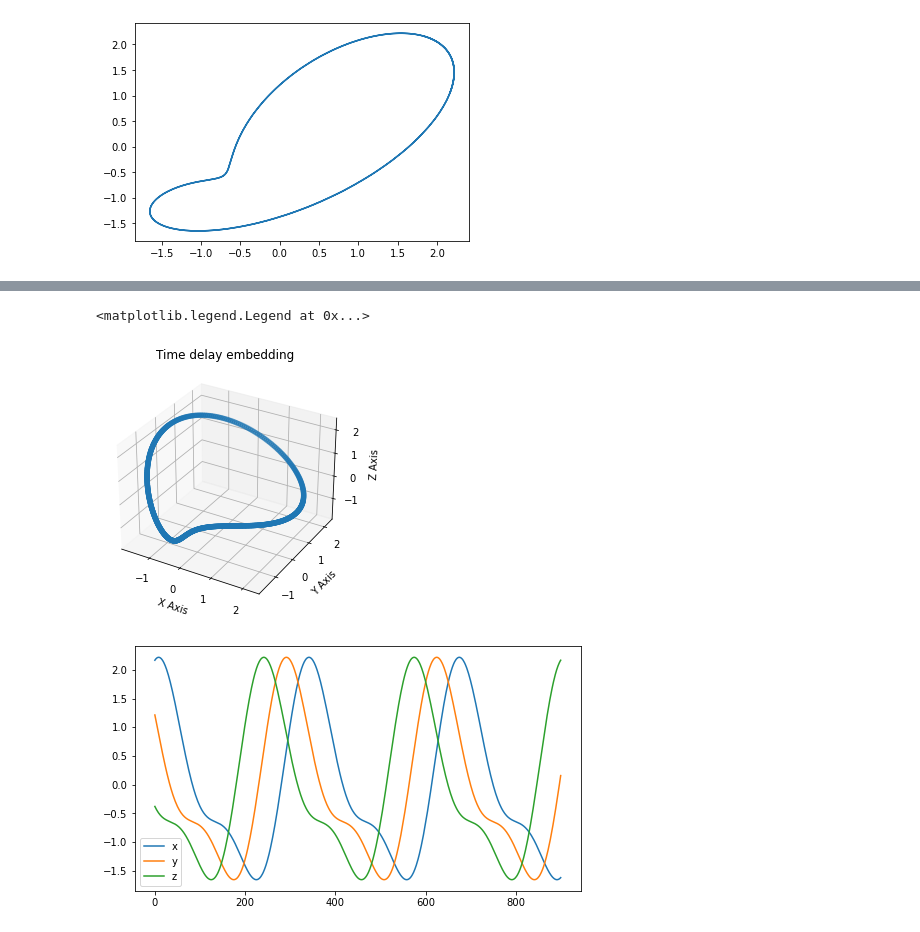
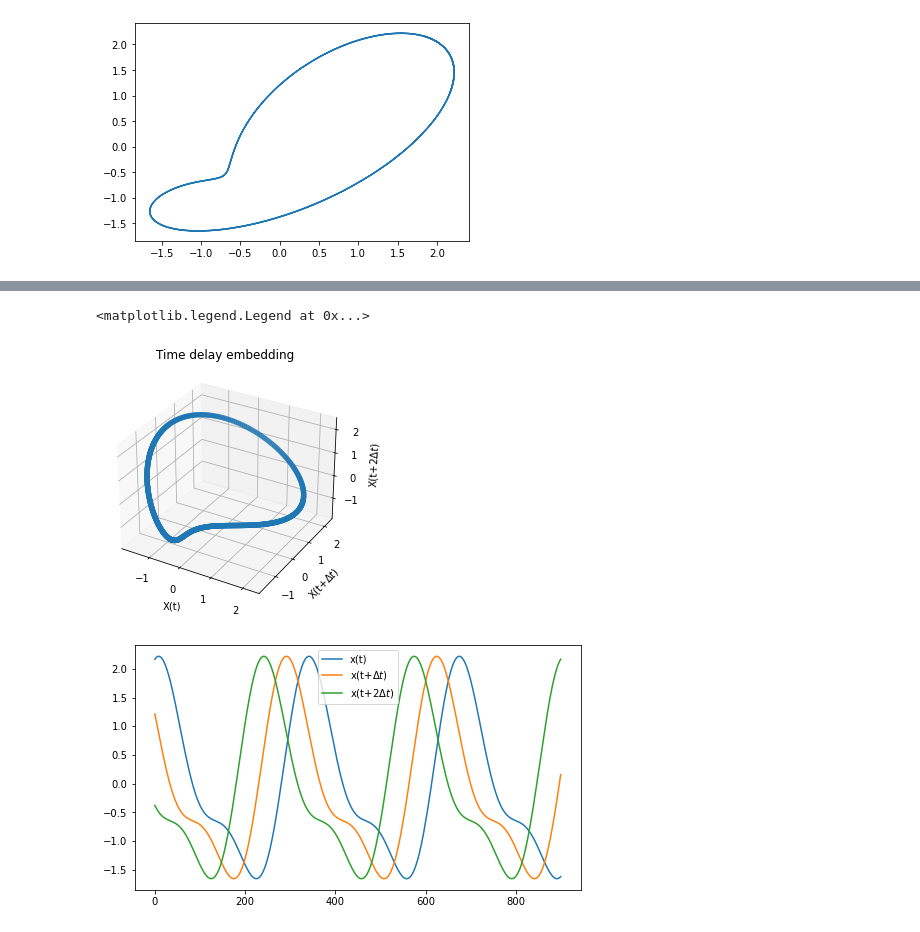
Before and after one commit to evtodorov/MLCMS, a Jupyter notebook: Exercise_5/Task_4_1.ipynb, the cells around one changed output, grey strips where cells are left out. Saved outputs shown, nothing was run; the diff lists cells and outputs as text; code cells hidden in the pictures.

```diff
--- a/Exercise_5/Task_4_1.ipynb
+++ b/Exercise_5/Task_4_1.ipynb
@@ -194,27 +199,28 @@ z_2 = data_delay_100
 # %%
 # Plot the time delayed embedded manifold in three dimensions
 fig = plt.figure(figsize=(8, 4.5))
 ax = fig.gca(projection='3d')
 
 sc = ax.scatter(x_2, y_2, z_2)#, c=t,cmap='Blues')
 
 #ax.scatter(x,y,z,c=t,cmap='coolwarm')
-ax.set_xlabel("X Axis")
-ax.set_ylabel("Y Axis")
-ax.set_zlabel("Z Axis")
+ax.set_xlabel('X(t)')
+ax.set_ylabel('X(t+$\Delta t$)')
+ax.set_zlabel('X(t+2$\Delta t$)')
 ax.set_title("Time delay embedding")
+
 
 #plt.colorbar(sc)
 
 plt.figure(figsize=(8,4.5))
-plt.plot(x_2, label='x')
-plt.plot(y_2, label='y')
-plt.plot(z_2, label='z')
+plt.plot(x_2, label='x(t)')
+plt.plot(y_2, label='x(t+$\Delta t)$')
+plt.plot(z_2, label='x(t+2$\Delta t)$')
 plt.legend()
 # %% [output]
 <matplotlib.legend.Legend at 0x...>
-[figure, old version]
+[figure, new version]
-[figure, old version]
+[figure, new version]
 # %%
 # Assigning values of time delay embedding to x, y and z coordinates
 x_3 = data[:,0][0:800]
```
Also changed, not shown: parts of 6 cells of this notebook, 1 other file.
